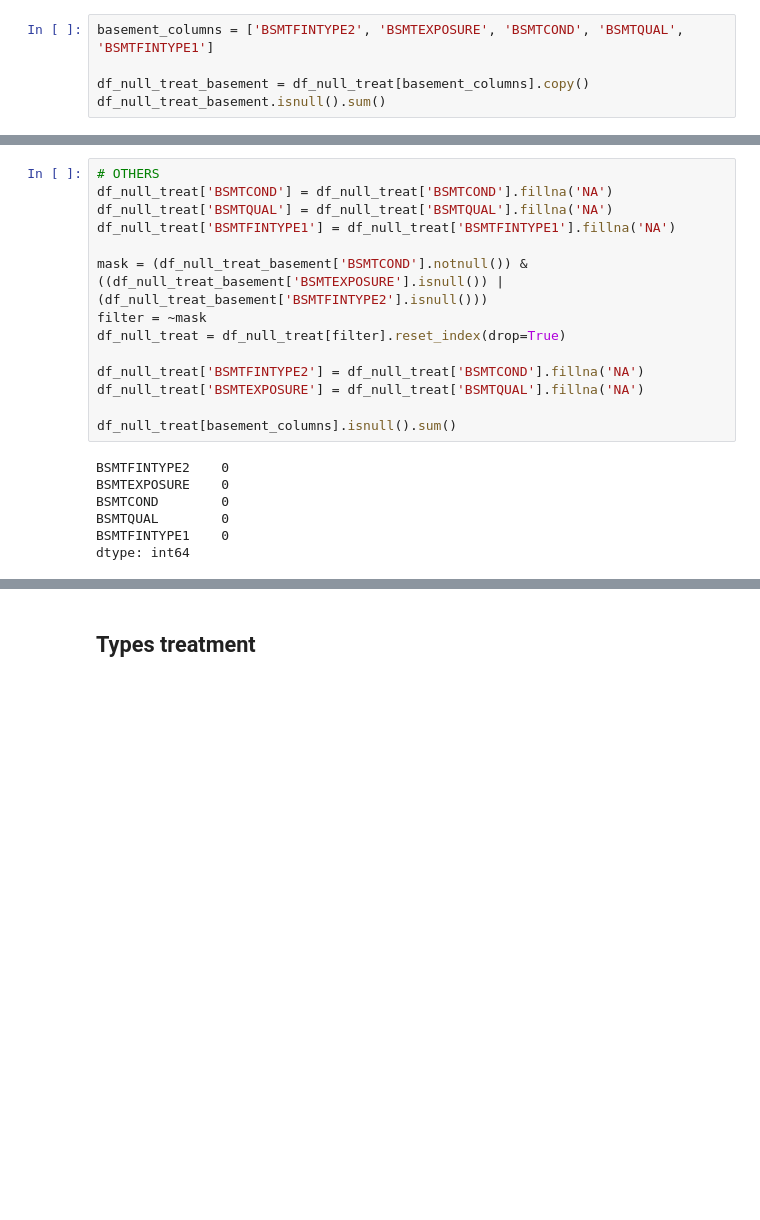
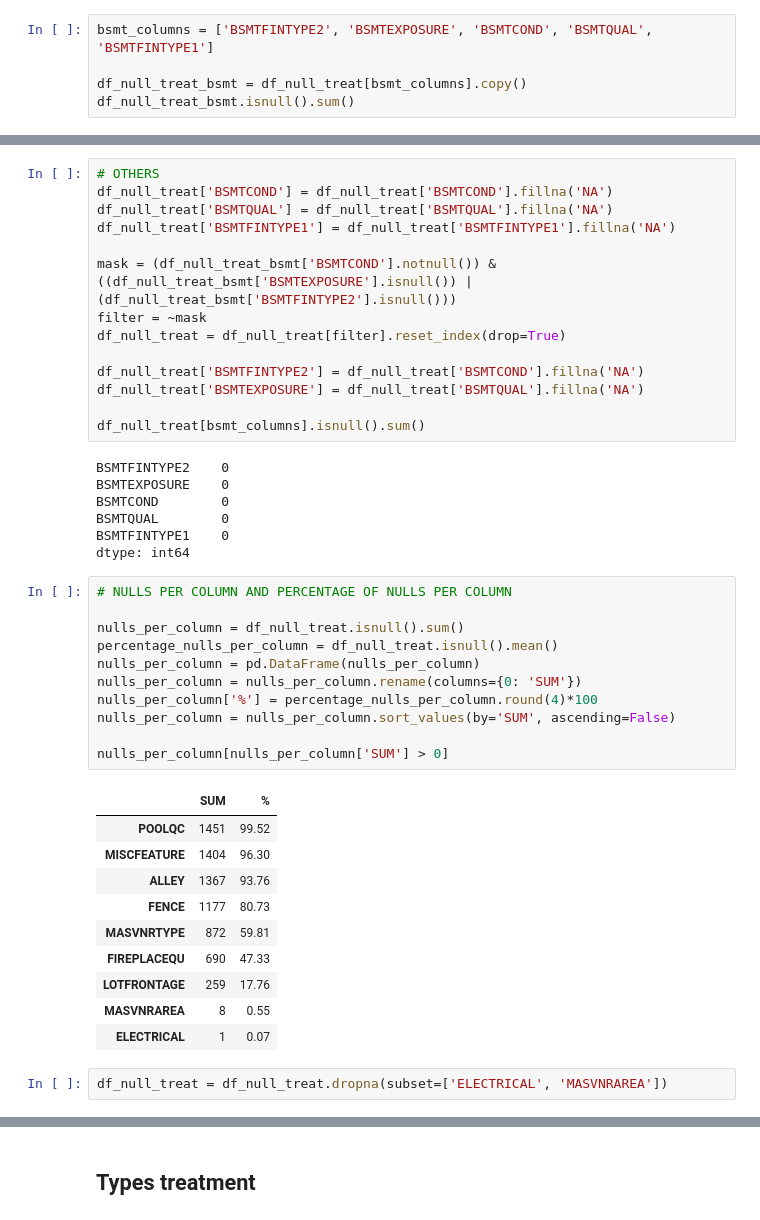
Before and after one commit to lucasamtaylor01/KaggleGettingStarted, a Jupyter notebook: 02_HOUSING_PRICES/noteboks/02_data_cleaning.ipynb, the cells around one changed output, grey strips where cells are left out. Saved outputs shown, nothing was run; the diff lists cells and outputs as text; blank space fills up the shorter version.

Commit message:
feat: finish null value treatment  Please enter the commit message for your changes. Lines starting

```diff
--- a/02_HOUSING_PRICES/noteboks/02_data_cleaning.ipynb
+++ b/02_HOUSING_PRICES/noteboks/02_data_cleaning.ipynb
@@ -76,10 +76,10 @@ GARAGECOND      0
 HASGARAGE       0
 dtype: int64
 # %%
-basement_columns = ['BSMTFINTYPE2', 'BSMTEXPOSURE', 'BSMTCOND', 'BSMTQUAL', 'BSMTFINTYPE1']
+bsmt_columns = ['BSMTFINTYPE2', 'BSMTEXPOSURE', 'BSMTCOND', 'BSMTQUAL', 'BSMTFINTYPE1']
 
-df_null_treat_basement = df_null_treat[basement_columns].copy()
-df_null_treat_basement.isnull().sum()
+df_null_treat_bsmt = df_null_treat[bsmt_columns].copy()
+df_null_treat_bsmt.isnull().sum()
 # %% [output]
 BSMTFINTYPE2    38
 BSMTEXPOSURE    38
@@ -93,14 +93,14 @@ df_null_treat['BSMTCOND'] = df_null_treat['BSMTCOND'].fillna('NA')
 df_null_treat['BSMTQUAL'] = df_null_treat['BSMTQUAL'].fillna('NA')
 df_null_treat['BSMTFINTYPE1'] = df_null_treat['BSMTFINTYPE1'].fillna('NA')
 
-mask = (df_null_treat_basement['BSMTCOND'].notnull()) & ((df_null_treat_basement['BSMTEXPOSURE'].isnull()) | (df_null_treat_basement['BSMTFINTYPE2'].isnull()))
+mask = (df_null_treat_bsmt['BSMTCOND'].notnull()) & ((df_null_treat_bsmt['BSMTEXPOSURE'].isnull()) | (df_null_treat_bsmt['BSMTFINTYPE2'].isnull()))
 filter = ~mask
 df_null_treat = df_null_treat[filter].reset_index(drop=True)
 
 df_null_treat['BSMTFINTYPE2'] = df_null_treat['BSMTCOND'].fillna('NA')
 df_null_treat['BSMTEXPOSURE'] = df_null_treat['BSMTQUAL'].fillna('NA')
 
-df_null_treat[basement_columns].isnull().sum()
+df_null_treat[bsmt_columns].isnull().sum()
 # %% [output]
 BSMTFINTYPE2    0
 BSMTEXPOSURE    0
@@ -108,3 +108,27 @@ BSMTCOND        0
 BSMTQUAL        0
 BSMTFINTYPE1    0
 dtype: int64
+# %%
+# NULLS PER COLUMN AND PERCENTAGE OF NULLS PER COLUMN
+
+nulls_per_column = df_null_treat.isnull().sum()
+percentage_nulls_per_column = df_null_treat.isnull().mean()
+nulls_per_column = pd.DataFrame(nulls_per_column)
+nulls_per_column = nulls_per_column.rename(columns={0: 'SUM'})
+nulls_per_column['%'] = percentage_nulls_per_column.round(4)*100
+nulls_per_column = nulls_per_column.sort_values(by='SUM', ascending=False)
+
+nulls_per_column[nulls_per_column['SUM'] > 0]
+# %% [output]
+|  | SUM | % |
+| POOLQC | 1451 | 99.52 |
+| MISCFEATURE | 1404 | 96.30 |
+| ALLEY | 1367 | 93.76 |
+| FENCE | 1177 | 80.73 |
+| MASVNRTYPE | 872 | 59.81 |
+| FIREPLACEQU | 690 | 47.33 |
+| LOTFRONTAGE | 259 | 17.76 |
+| MASVNRAREA | 8 | 0.55 |
+| ELECTRICAL | 1 | 0.07 |
+# %%
+df_null_treat = df_null_treat.dropna(subset=['ELECTRICAL', 'MASVNRAREA'])
```
Also changed, not shown: parts of 10 cells of this notebook, 1 other file.
